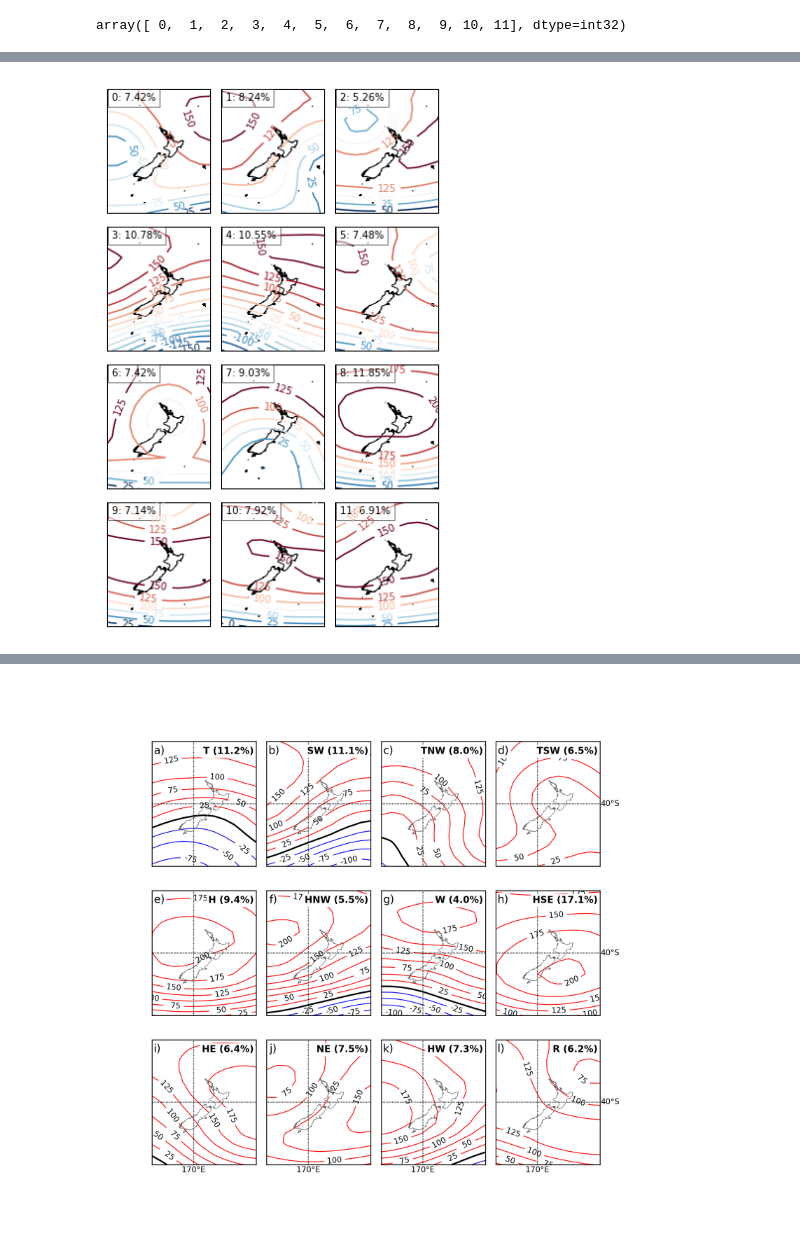
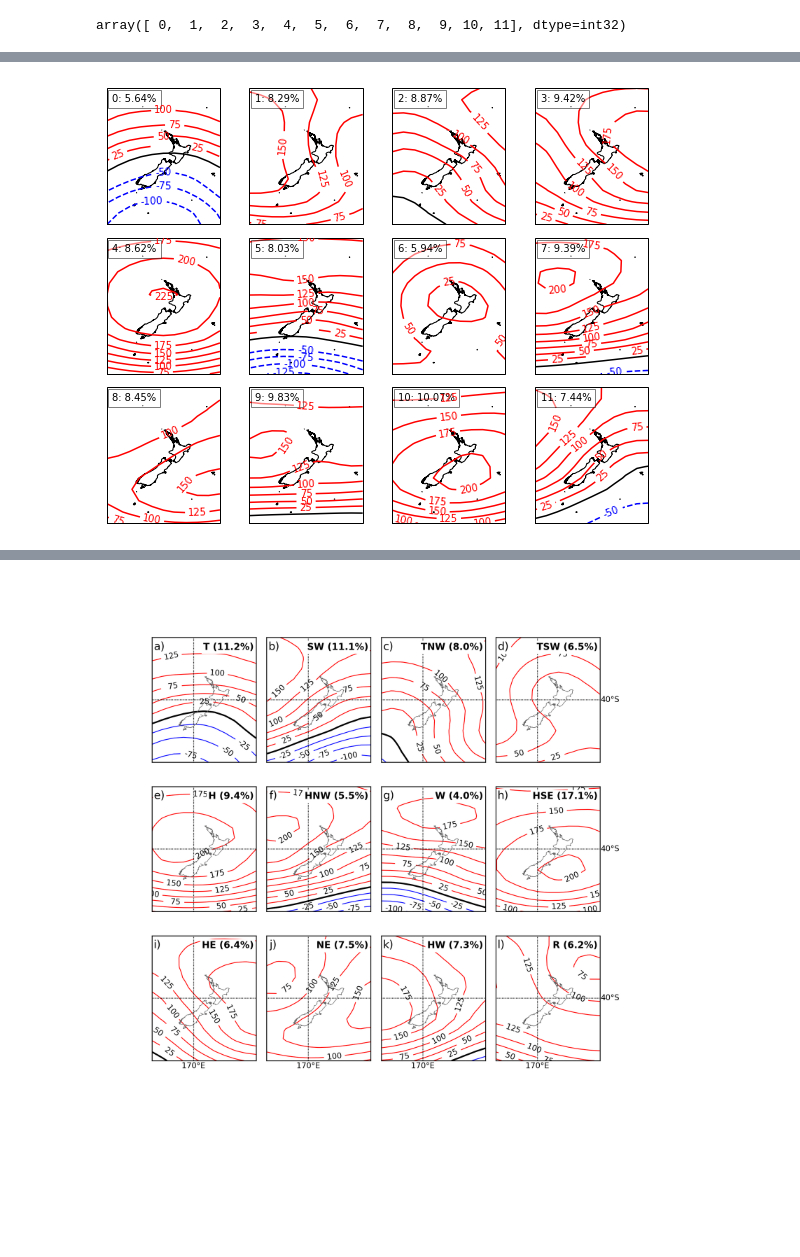
Before and after one commit to nicolasfauchereau/ACRE_workshop, a Jupyter notebook: notebooks/weather_regimes.ipynb, the cells around one changed output, grey strips where cells are left out. Drawn from its saved outputs; the diff is of its cells as text; code cells hidden in the pictures; blank space fills up the shorter version.

```diff
--- a/notebooks/weather_regimes.ipynb
+++ b/notebooks/weather_regimes.ipynb
@@ -77,5 +169,7 @@ dset = xr.open_mfdataset(lfiles)
 # %%
 dset = dset.squeeze(drop=True)
+# %%
+dset = dset.sel(time=slice('1958-1-1','1997-6-30'))
 # %%
 dset.load()
 # %% [output]
@@ -130,5 +232,8 @@ ax.set_extent([lon.data.min() - central_longitude, lon.data.max() - central_long
 # %%
 def make_map(X, lons, lats, vmin=-250, vmax=250, step=10, ax=None, central_longitude=180.):
+
+    from numpy import ma
+
     if not(ax):
         central_longitude = 180.
         proj = ccrs.PlateCarree(central_longitude=central_longitude)
@@ -138,9 +243,17 @@ def make_map(X, lons, lats, vmin=-250, vmax=250, step=10, ax=None, central_longi
 
     ax.coastlines('10m')
 
-    p = ax.contour(lons - central_longitude, lats, X, np.arange(vmin, vmax + step, step), cmap=plt.cm.RdBu_r)
+    if X.data.min() < 0:
+        p = ax.contour(lons - central_longitude, lats, ma.masked_less(X.data,0), np.arange(0, vmax + step, step), colors='r')
+        n = ax.contour(lons - central_longitude, lats, ma.masked_greater(X.data,0), np.arange(vmin, 0 - step, step), colors='b')
 
-    plt.clabel(p, fmt='%i')
+        ax.contour(lons - central_longitude, lats, X.data, np.array([0]), colors='k')
+
+        plt.clabel(p, fmt='%i')
+        plt.clabel(n, fmt='%i')
+    else:
+        p = ax.contour(lons - central_longitude, lats, X.data, np.arange(vmin, vmax + step, step), colors='r')
+        plt.clabel(p, fmt='%i')
 
     ax.set_extent([lon.data.min() - central_longitude, lon.data.max() - central_longitude, lat.data.min(), lat.data.max()], crs=proj)
 # %%
@@ -279,2 +398,2 @@ ipc = np.where(skpca.explained_variance_ratio_.cumsum() >= 0.99)[0][0]
 # %%
-ipc
+ipc = 5
@@ -303,7 +426,8 @@ scaler_PCs.fit(PCs)
 # %% [output]
 StandardScaler(copy=True, with_mean=True, with_std=True)
 # %%
-PCs_std = scaler_PCs.transform(PCs)
+# PCs_std = scaler_PCs.transform(PCs)
+PCs_std = PCs
 # %%
 PCdf = pd.DataFrame(PCs_std, index = dset['time'], \
                     columns = ["PC%s" % (x) for x in range(1, PCs_std.shape[1] +1)])
@@ -413,11 +544,11 @@ sum(nbdays)
 # %%
-f, axes = plt.subplots(nrows=4, ncols=3, figsize=(6,10), subplot_kw={'projection':proj})
+f, axes = plt.subplots(nrows=3, ncols=4, figsize=(10,8), subplot_kw={'projection':proj})
 f.subplots_adjust(wspace=0.1, hspace=0.1)
 axes = axes.flatten()
 for c in range(nclusters):
     ax = axes[c]
     clus = clusters.sel(cluster=c)
     make_map(clus['hgt'], lons, lats, step=25, ax=ax)
     ax.text(0.05, 0.9, "{}: {:3.2f}%".format(c, nbdays[c] / sum(nbdays) * 100), transform=ax.transAxes, bbox=dict(facecolor='w', alpha=0.5))
 # %% [output]
-[figure, old version]
+[figure, new version]
```
Also changed, not shown: parts of 49 cells of this notebook, 1 other file.
